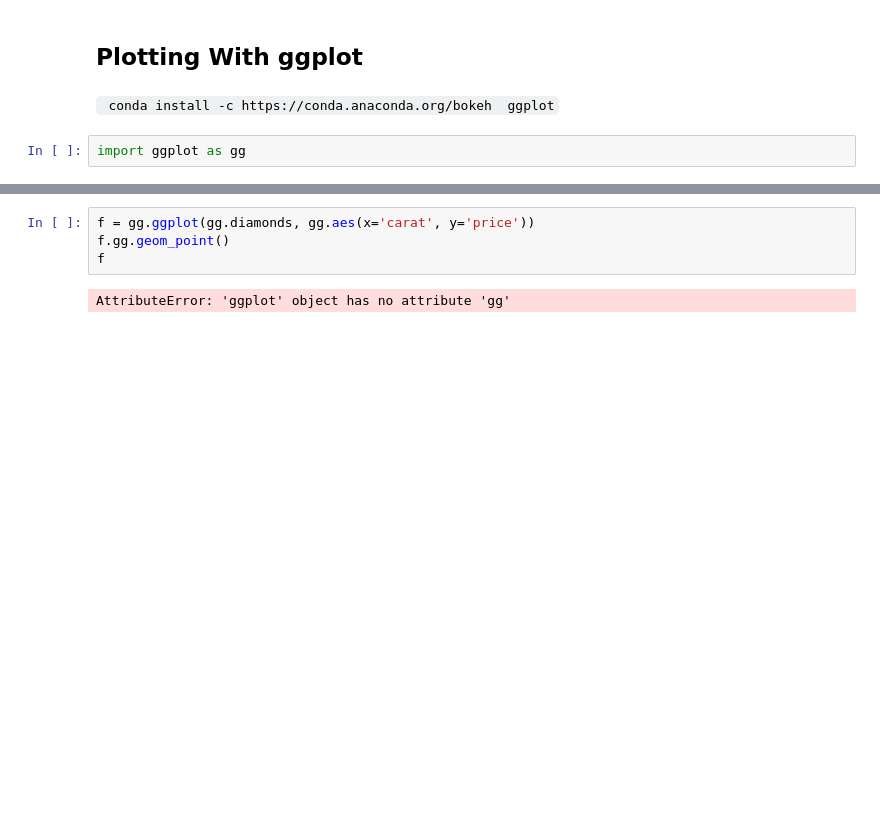
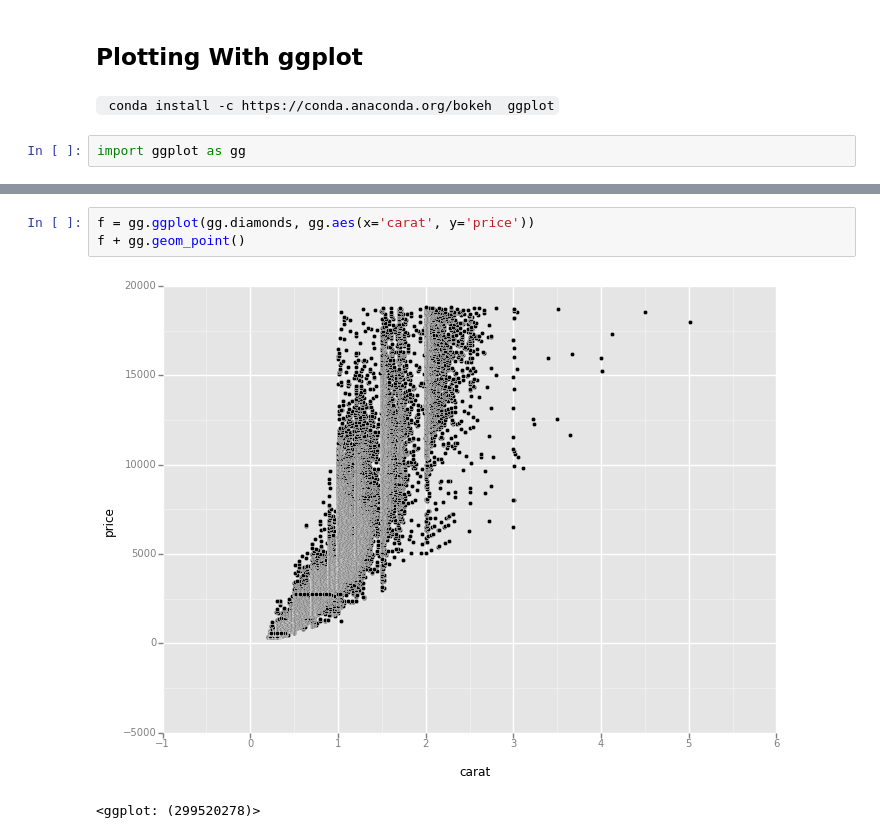
Before and after one commit to shirl0207/2016-lab-5, a Jupyter notebook: lab-5.ipynb, the cells around one changed output, grey strips where cells are left out. Drawn from its saved outputs; the diff is of its cells as text; blank space fills up the shorter version.

```diff
--- a/lab-5.ipynb
+++ b/lab-5.ipynb
@@ -104,6 +104,6 @@ p
 # %%
 f = gg.ggplot(gg.diamonds, gg.aes(x='carat', y='price'))
-f.gg.geom_point()
-f
+f + gg.geom_point()
 # %% [output]
+[figure, added]
-AttributeError: 'ggplot' object has no attribute 'gg'
+<ggplot: (299520278)>
```
Also changed, not shown: parts of 1 cell of this notebook.
